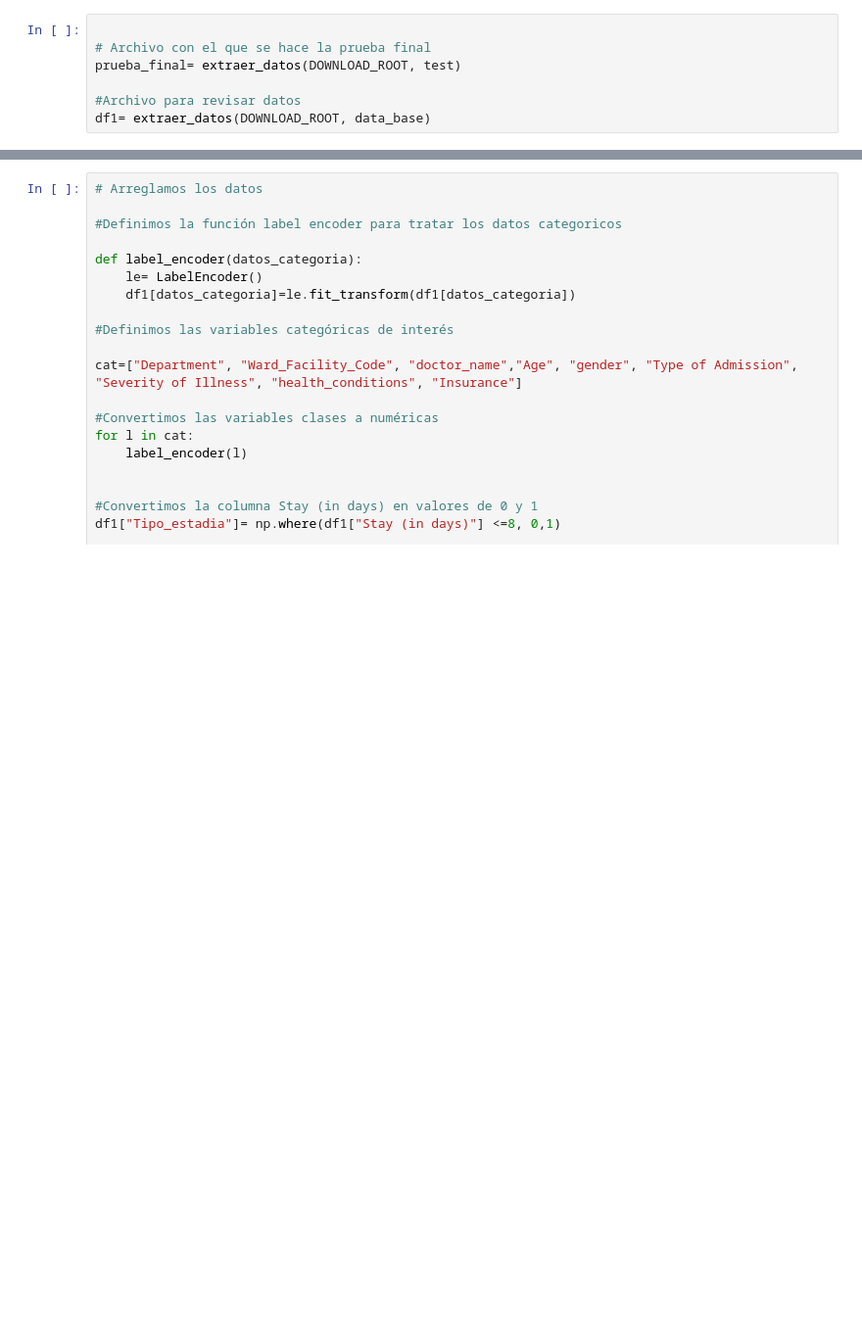
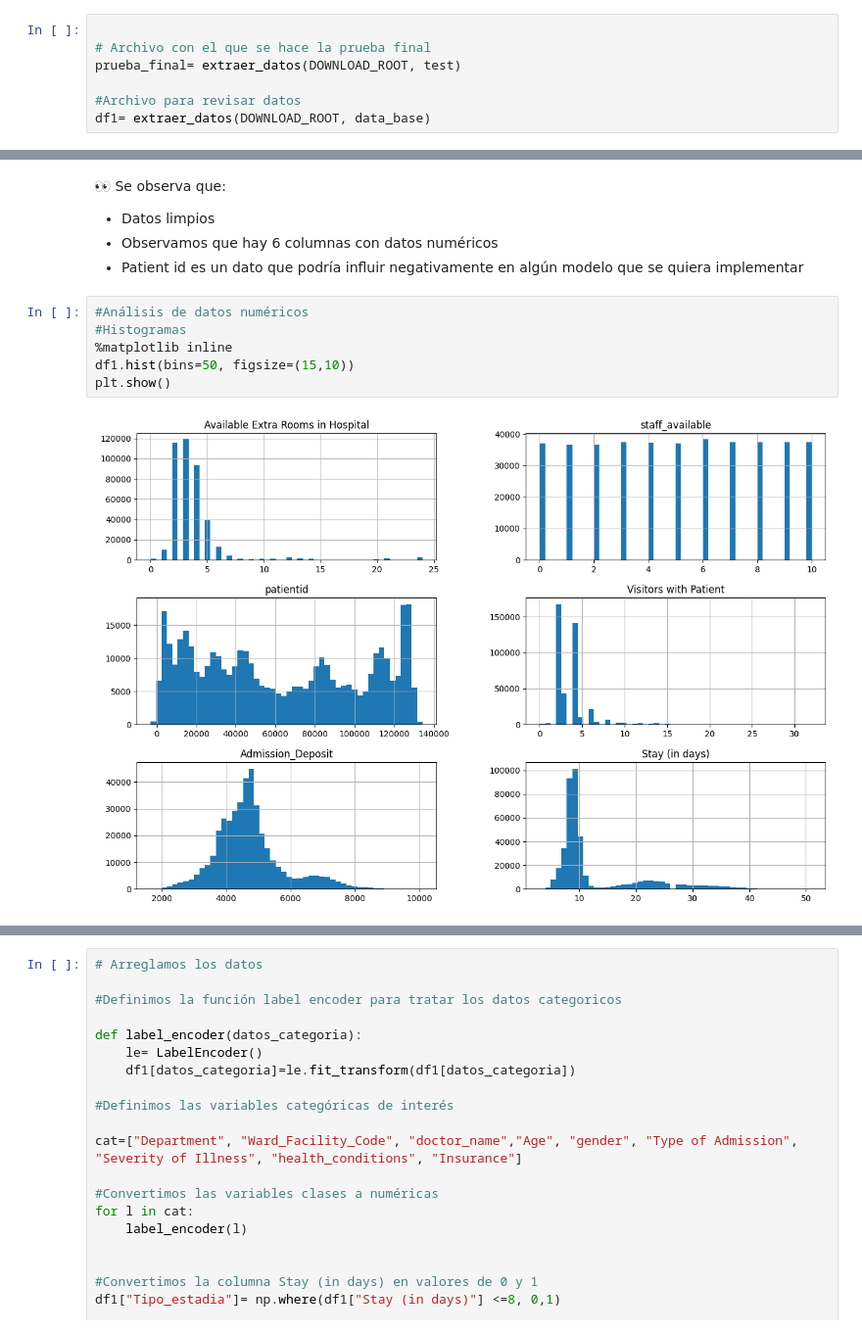
Before and after one commit to mayteet/Proyecto_Individual_2, a Jupyter notebook: README.ipynb, the cells around one changed output, grey strips where cells are left out. Shown at 98% size. Drawn from its saved outputs; the diff is of its cells as text; blank space fills up the shorter version.

```diff
--- a/README.ipynb
+++ b/README.ipynb
@@ -37,0 +96,13 @@ df1= extraer_datos(DOWNLOAD_ROOT, data_base)
+# %% [markdown]
+👀 Se observa que:
+- Datos limpios
+- Observamos que hay 6 columnas con datos numéricos
+- Patient id es un dato que podría influir negativamente en algún modelo que se quiera implementar
+# %%
+#Análisis de datos numéricos
+#Histogramas
+%matplotlib inline
+df1.hist(bins=50, figsize=(15,10))
+plt.show()
+# %% [output]
+[figure, added]
```
Also changed, not shown: parts of 49 cells of this notebook.
